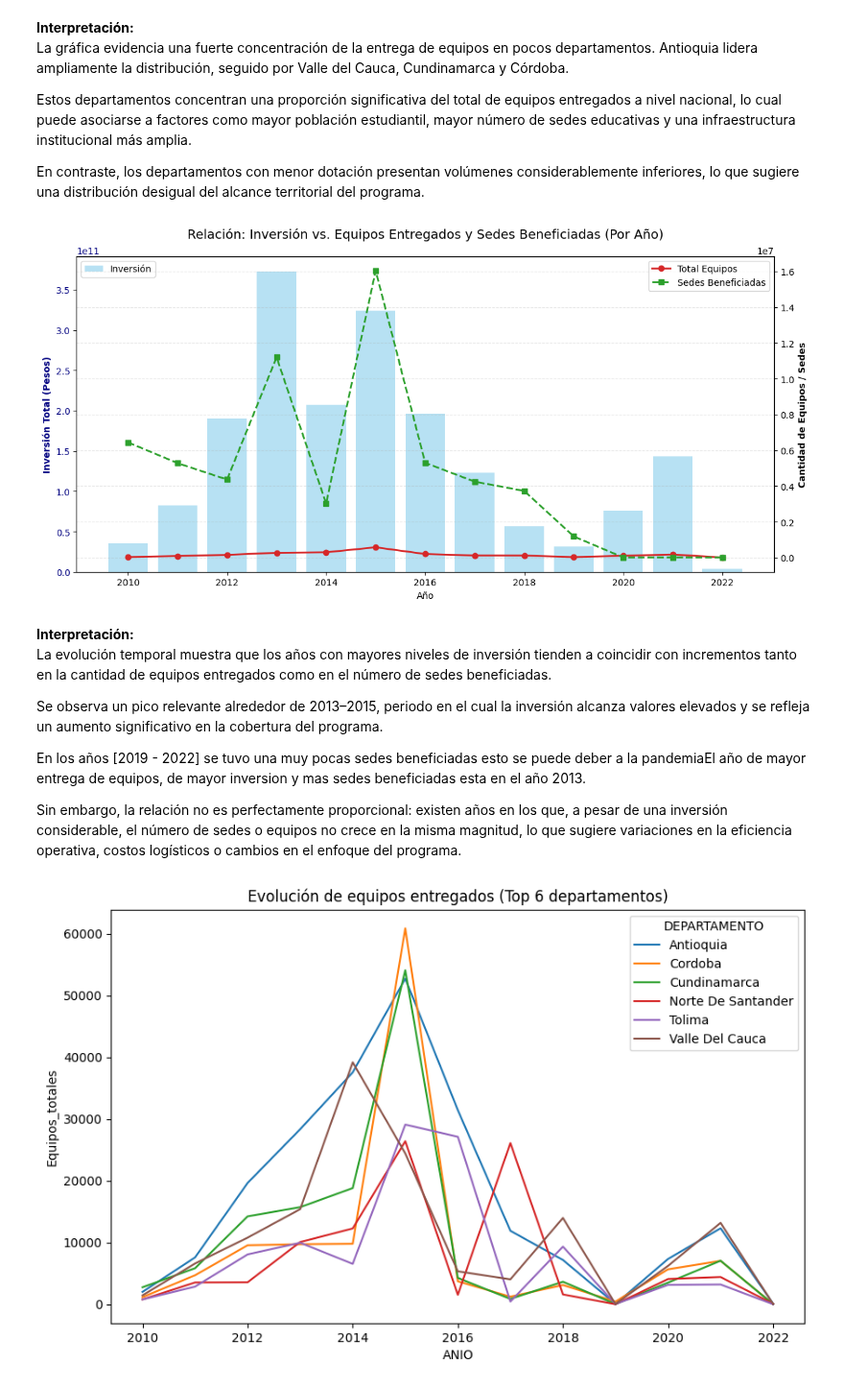
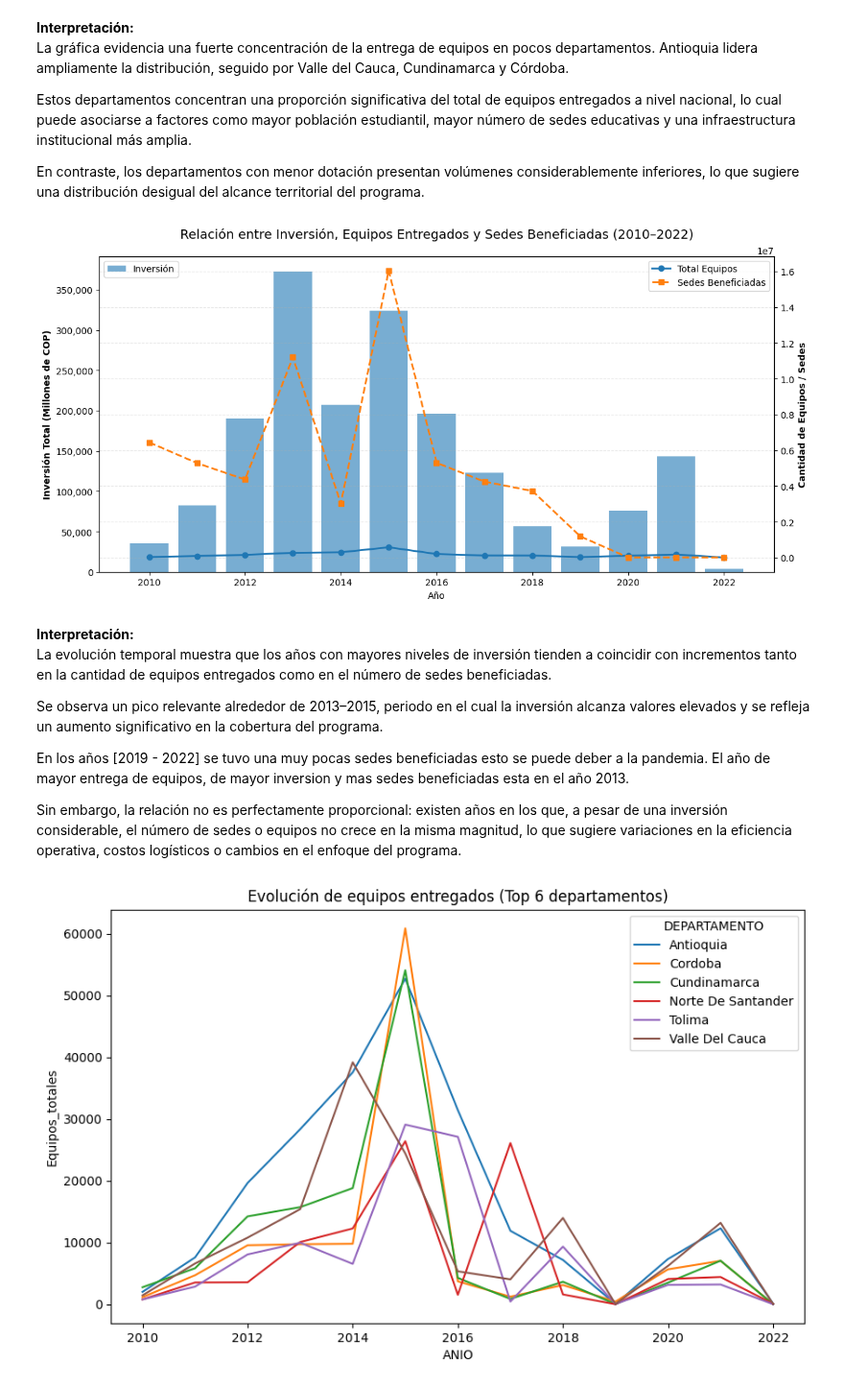
Before and after one commit to WhineyParsley06/Computadores_Para_Educar, a Jupyter notebook: ComputadoresEducar.ipynb, the cells around one changed output. Shown at 96% size. Drawn from its saved outputs; the diff is of its cells as text; code cells hidden in the pictures.

```diff
--- a/ComputadoresEducar.ipynb
+++ b/ComputadoresEducar.ipynb
@@ -1034,54 +1032,87 @@ Estos departamentos concentran una proporción significativa del total de equipo
 
 En contraste, los departamentos con menor dotación presentan volúmenes considerablemente inferiores, lo que sugiere una distribución desigual del alcance territorial del programa.
 # %%
-# 1. Preparación de datos (Agrupamos por año para ver la tendencia temporal)
+import matplotlib.ticker as mtick
+
+# 1. Preparación de datos (agrupación temporal)
 df_temp = df_CEV1.groupby('ANIO').agg({
     'Inversion': 'sum',
     'PC entregados MinTIC': 'sum',
     'Tabletas MinTIC Estudiantes': 'sum',
     'Sedes beneficiadas': 'sum'
 }).reset_index()
 
-# Creamos la variable total de equipos
-df_temp['Total_Equipos'] = df_temp['PC entregados MinTIC'] + df_temp['Tabletas MinTIC Estudiantes']
+# Total de equipos
+df_temp['Total_Equipos'] = (
+    df_temp['PC entregados MinTIC'] +
+    df_temp['Tabletas MinTIC Estudiantes']
+)
+
+# Escalamos la inversión a MILLONES de pesos
+df_temp['Inversion_millones'] = df_temp['Inversion'] / 1e6
 
 # 2. Configuración de la gráfica
 fig, ax1 = plt.subplots(figsize=(12, 6))
 
-# Eje Izquierdo: Inversión (Barras)
-color_inv = 'skyblue'
+# Eje izquierdo: Inversión
 ax1.set_xlabel('Año')
-ax1.set_ylabel('Inversión Total (Pesos)', color='navy', fontweight='bold')
-bars = ax1.bar(df_temp['ANIO'], df_temp['Inversion'], color=color_inv, alpha=0.6, label='Inversión')
-ax1.tick_params(axis='y', labelcolor='navy')
+ax1.set_ylabel('Inversión Total (Millones de COP)', fontweight='bold')
+bars = ax1.bar(
+    df_temp['ANIO'],
+    df_temp['Inversion_millones'],
+    alpha=0.6,
+    label='Inversión'
+)
 
-# Eje Derecho: Equipos y Sedes (Líneas)
+# Formato eje Y inversión (sin decimales innecesarios)
+ax1.yaxis.set_major_formatter(mtick.StrMethodFormatter('{x:,.0f}'))
+
+# Eje derecho: Equipos y Sedes
 ax2 = ax1.twinx()
-color_equipos = 'tab:red'
-color_sedes = 'tab:green'
+ax2.set_ylabel('Cantidad de Equipos / Sedes', fontweight='bold')
 
-ax2.set_ylabel('Cantidad de Equipos / Sedes', color='black', fontweight='bold')
-line1, = ax2.plot(df_temp['ANIO'], df_temp['Total_Equipos'], color=color_equipos, marker='o', linewidth=2, label='Total Equipos')
-line2, = ax2.plot(df_temp['ANIO'], df_temp['Sedes beneficiadas'], color=color_sedes, marker='s', linestyle='--', linewidth=2, label='Sedes Beneficiadas')
-ax2.tick_params(axis='y', labelcolor='black')
+ax2.plot(
+    df_temp['ANIO'],
+    df_temp['Total_Equipos'],
+    marker='o',
+    linewidth=2,
+    label='Total Equipos'
+)
 
-# Títulos y leyenda
-plt.title('Relación: Inversión vs. Equipos Entregados y Sedes Beneficiadas (Por Año)', fontsize=14, pad=20)
+ax2.plot(
+    df_temp['ANIO'],
+    df_temp['Sedes beneficiadas'],
+    marker='s',
+    linestyle='--',
+    linewidth=2,
+    label='Sedes Beneficiadas'
+)
+
+# Forzar eje derecho a enteros
+ax2.yaxis.set_major_locator(mtick.MaxNLocator(integer=True))
+
+# Título y leyendas
+plt.title(
+    'Relación entre Inversión, Equipos Entregados y Sedes Beneficiadas (2010–2022)',
+    fontsize=14,
+    pad=20
+)
+
 ax1.legend(loc='upper left')
 ax2.legend(loc='upper right')
 
 plt.grid(axis='y', linestyle='--', alpha=0.3)
 plt.tight_layout()
 plt.show()
 # %% [output]
-[figure, old version]
+[figure, new version]
 # %% [markdown]
 **Interpretación:**
 La evolución temporal muestra que los años con mayores niveles de inversión tienden a coincidir con incrementos tanto en la cantidad de equipos entregados como en el número de sedes beneficiadas.
 
 Se observa un pico relevante alrededor de 2013–2015, periodo en el cual la inversión alcanza valores elevados y se refleja un aumento significativo en la cobertura del programa.
 
-En los años [2019 - 2022] se tuvo una muy pocas sedes beneficiadas esto se puede deber a la pandemiaEl año de mayor entrega de equipos, de mayor inversion y mas sedes beneficiadas esta en el año 2013.
+En los años [2019 - 2022] se tuvo una muy pocas sedes beneficiadas esto se puede deber a la pandemia. El año de mayor entrega de equipos, de mayor inversion y mas sedes beneficiadas esta en el año 2013.
 
 Sin embargo, la relación no es perfectamente proporcional: existen años en los que, a pesar de una inversión considerable, el número de sedes o equipos no crece en la misma magnitud, lo que sugiere variaciones en la eficiencia operativa, costos logísticos o cambios en el enfoque del programa.
 # %%
```
Also changed, not shown: parts of 2 cells of this notebook, 2 other files.
